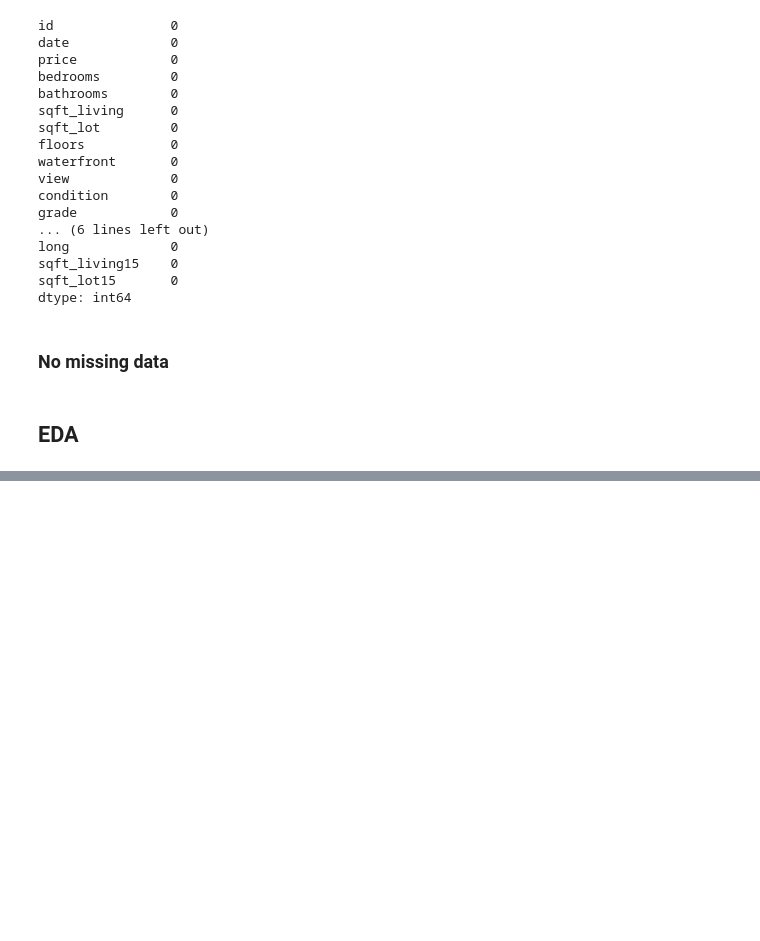
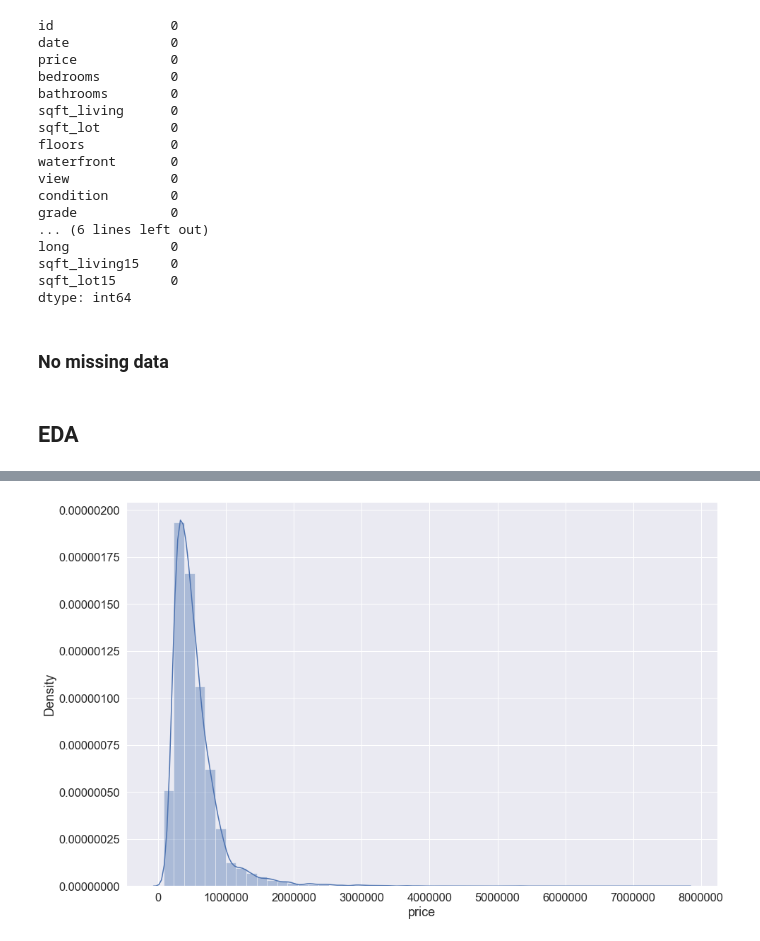
Before and after one commit to Ganesh4693/Tensorflow, a Jupyter notebook: Tensorflow.ipynb, the cells around one changed output, grey strips where cells are left out. Saved outputs shown, nothing was run; the diff lists cells and outputs as text; code cells hidden in the pictures; blank space fills up the shorter version.

```diff
--- a/Tensorflow.ipynb
+++ b/Tensorflow.ipynb
@@ -89,5 +89,6 @@ df.describe().T
 # %%
 plt.figure(figsize=(15,10))
 sns.distplot(df['price'])
-plt.xticks(roation=20)
 plt.ticklabel_format(style='plain', axis='both')
+# %% [output]
+[figure, added]
```
